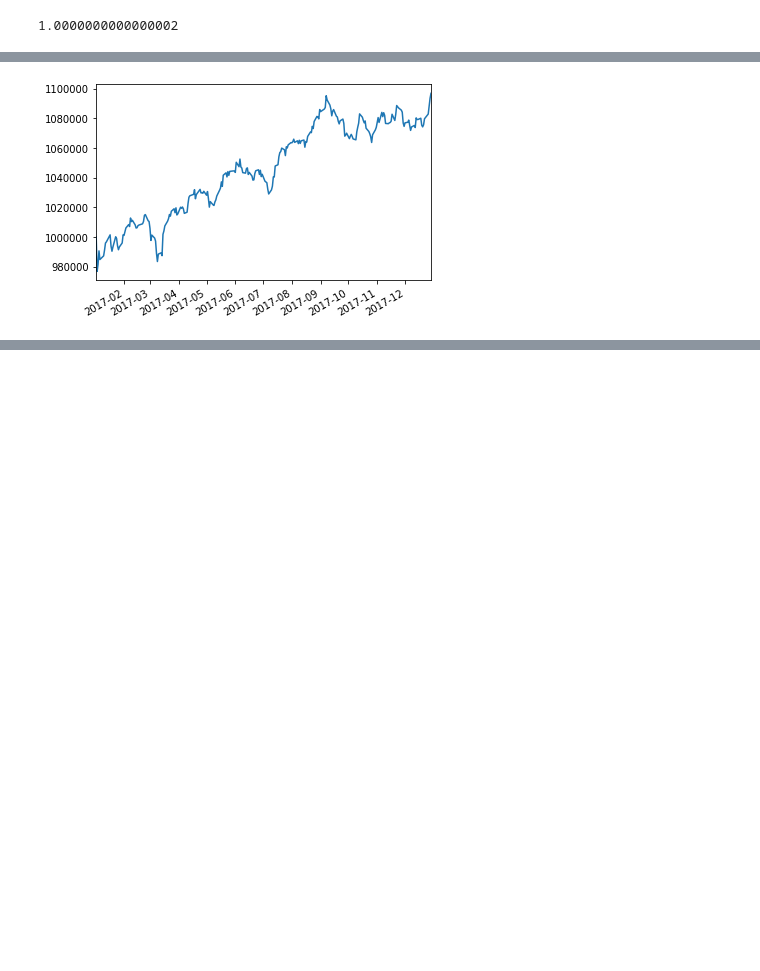
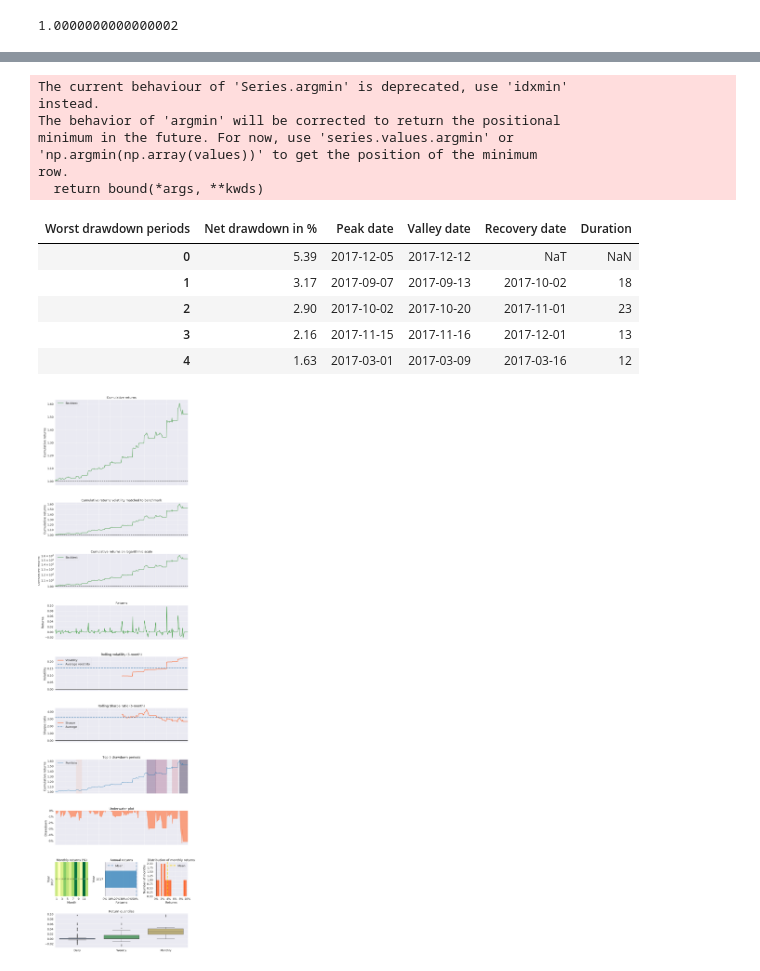
Before and after one commit to lambdaclass/options_backtester, a Jupyter notebook: backtester/examples/merged_bt_example.ipynb, the cells around one changed output, grey strips where cells are left out. Cells and saved outputs as stored; diff of their text form; code cells hidden in the pictures; blank space fills up the shorter version.

Commit message:
merged_bt_example with pyfolio plots

```diff
--- a/backtester/examples/merged_bt_example.ipynb
+++ b/backtester/examples/merged_bt_example.ipynb
@@ -104,4 +88,3 @@ bt.balance
-# %%
-bt.balance['total capital'].plot();
-# %% [output]
-[figure, removed]
+# %%
+pf.create_returns_tear_sheet(returns =  bt.balance['% change'].dropna())
+# %% [output]
@@ -107,0 +108,14 @@ bt.balance['total capital'].plot();
+The current behaviour of 'Series.argmin' is deprecated, use 'idxmin'
+instead.
+The behavior of 'argmin' will be corrected to return the positional
+minimum in the future. For now, use 'series.values.argmin' or
+'np.argmin(np.array(values))' to get the position of the minimum
+row.
+  return bound(*args, **kwds)
+| Worst drawdown periods | Net drawdown in % | Peak date | Valley date | Recovery date | Duration |
+| 0 | 5.39 | 2017-12-05 | 2017-12-12 | NaT | NaN |
+| 1 | 3.17 | 2017-09-07 | 2017-09-13 | 2017-10-02 | 18 |
+| 2 | 2.90 | 2017-10-02 | 2017-10-20 | 2017-11-01 | 23 |
+| 3 | 2.16 | 2017-11-15 | 2017-11-16 | 2017-12-01 | 13 |
+| 4 | 1.63 | 2017-03-01 | 2017-03-09 | 2017-03-16 | 12 |
+[figure, added]
```
Also changed, not shown: parts of 9 cells of this notebook.
